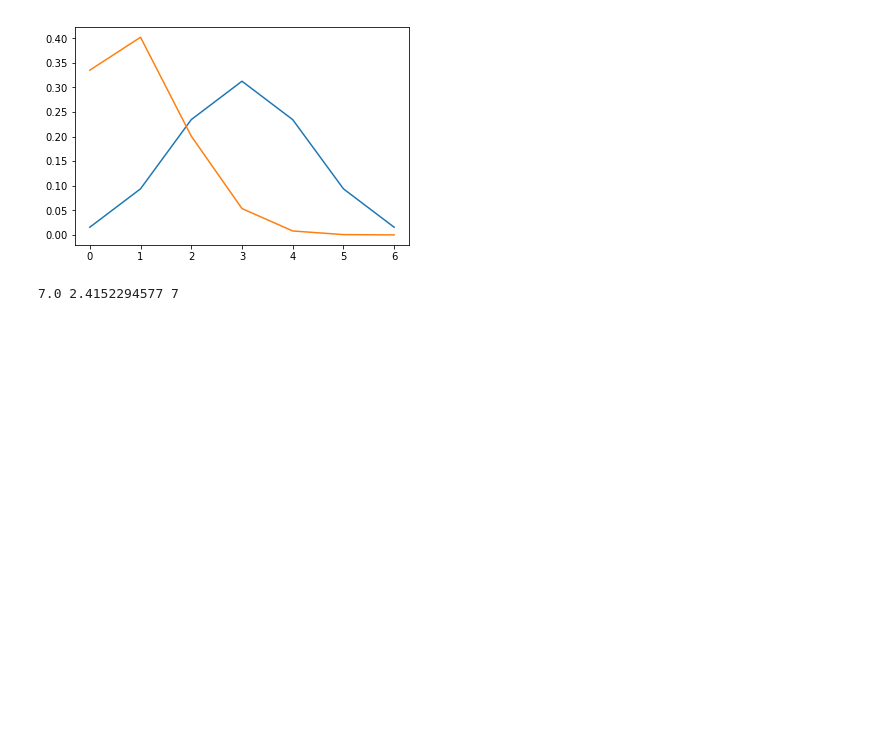
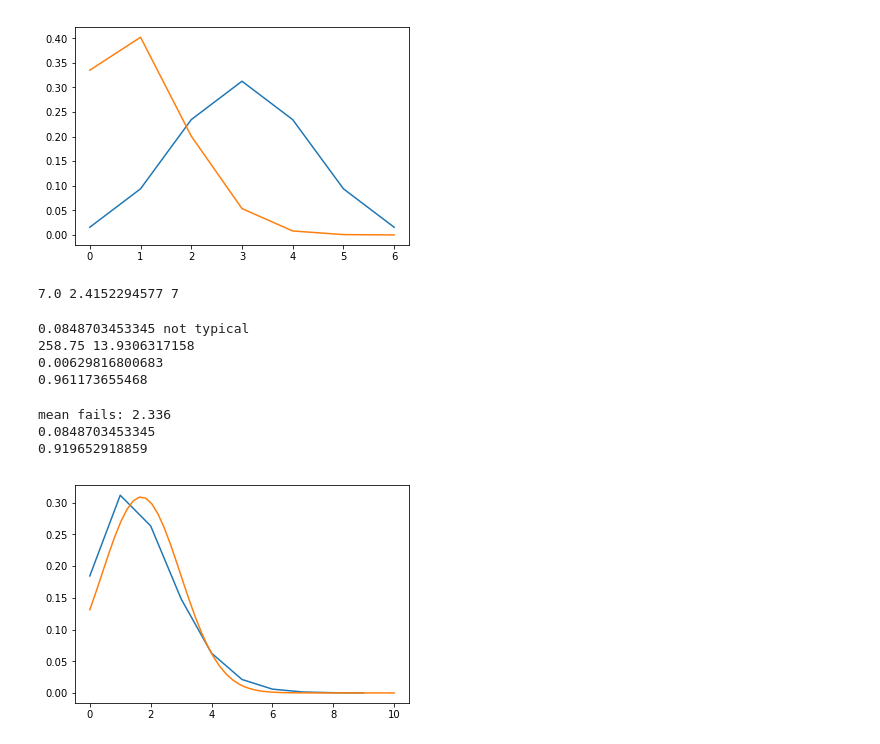
Before and after one commit to tmcclintock/skl-tutorials, a Jupyter notebook: Statsbook/Chapter2.ipynb, the cells around one changed output. Saved outputs shown, nothing was run; the diff lists cells and outputs as text; code cells hidden in the pictures; blank space fills up the shorter version.

```diff
--- a/Statsbook/Chapter2.ipynb
+++ b/Statsbook/Chapter2.ipynb
@@ -27,3 +27,44 @@ std = np.sqrt(np.sum(x*x*Px)-mean**2)
 print mean, std, x[len(x)/2]
 # %% [output]
 7.0 2.4152294577 7
+# %%
+#2.8
+n = 1035
+p = 0.25
+l = 283
+mean = n*p
+d = np.abs(mean-l)
+print binom.cdf(mean-d, n, p) + 1 - binom.cdf(mean+d-1, n, p), "not typical"
+print n*p, np.sqrt(n*p*(1-p))
+print binom.pmf(l, n, p)
+print binom.cdf(l, n, p)
+# %% [output]
+0.0848703453345 not typical
+258.75 13.9306317158
+0.00629816800683
+0.961173655468
+# %%
+#2.9
+n = 32
+p = 0.073
+print "mean fails:",n*p
+print prob
+print binom.cdf(4, n, p)
+# %% [output]
+mean fails: 2.336
+0.0848703453345
+0.919652918859
+# %%
+#2.10a
+def plot(ulim, m, s):
+    x = np.arange(0, ulim)
+    P = poisson.pmf(x, m)
+    xg = np.linspace(0,ulim)
+    G = np.exp(-0.5*(xg-m)**2/s**2)/np.sqrt(2*np.pi*s**2)
+    plt.plot(x, P)
+    plt.plot(xg, G)
+m, s = 1.69, 1.29
+ulim = 10
+plot(ulim, m, s)
+# %% [output]
+[figure, added]
```
Also changed, not shown: parts of 4 cells of this notebook, 1 other file.
